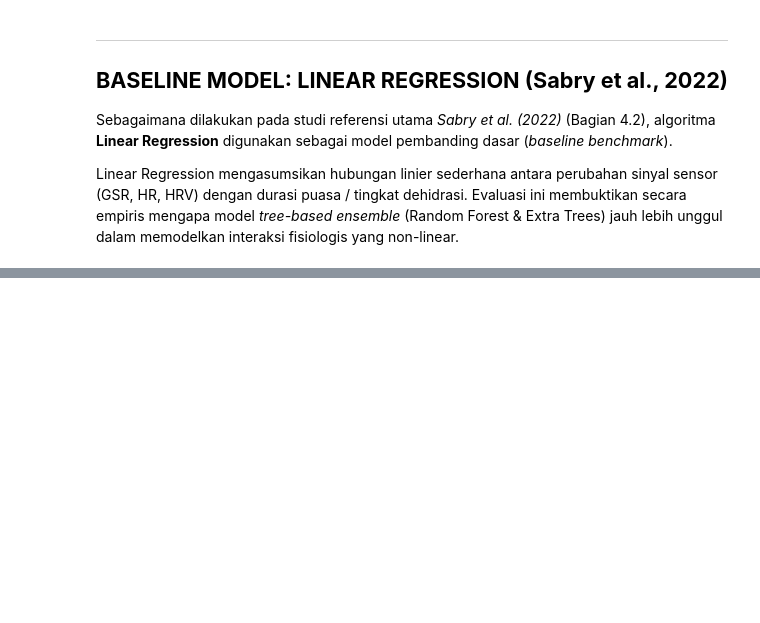
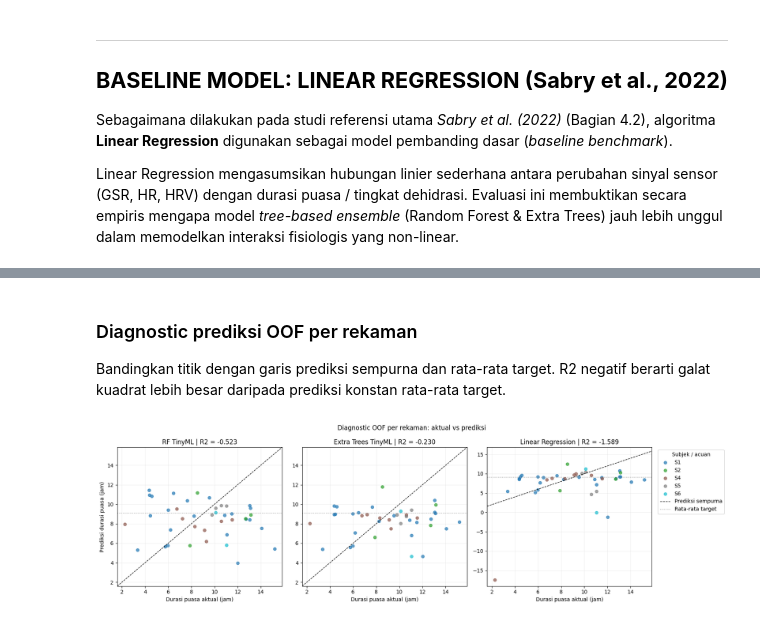
Before and after one commit to kharismapr/SEHAT-Smart-Electronic-based-Hydration-Analysis-and-Tracking, a Jupyter notebook: TRAIN_SEHAT_revisi copy.ipynb, the cells around one changed output, grey strips where cells are left out. Drawn from its saved outputs; the diff is of its cells as text; code cells hidden in the pictures; blank space fills up the shorter version.

```diff
--- a/TRAIN_SEHAT_revisi.ipynb
+++ b/TRAIN_SEHAT_revisi copy.ipynb
@@ -1895,0 +1387,14 @@ display(comparison_3models)
+# %%
+import pandas as pd
+import numpy as np
+from sklearn.linear_model import LinearRegression
+
+# Blok LR selalu memuat ulang CSV; tidak memakai variabel sisa dari Extra Trees.
+df = pd.read_csv('dataset_final_features_reprocessed.csv')
+df_clean, X, y, groups, episode_id = prepare_regression_cv_data(df)
+gkf, folds, cv_seed = select_covered_episode_folds(X, y, groups, df_clean['subject_id'])
+lr_model = LinearRegression()
+print(f'LR: {len(df_clean)} window, {groups.nunique()} episode, seed split {cv_seed}')
+oof_predictions_lr, oof_by_file_lr = evaluate_episode_cv(lr_model, df_clean, X, y, folds)
+print(f'\nLR: {len(oof_by_file_lr)} rekaman OOF')
+display(oof_metrics(oof_by_file_lr).to_frame('Linear Regression'))
@@ -1895,0 +1434,43 @@ display(comparison_3models)
+# %% [markdown]
+### Diagnostic prediksi OOF per rekaman
+Bandingkan titik dengan garis prediksi sempurna dan rata-rata target. R2 negatif berarti galat kuadrat lebih besar daripada prediksi konstan rata-rata target.
+# %%
+import matplotlib.pyplot as plt
+
+# Satu titik = satu rekaman OOF; garis diagonal menunjukkan prediksi sempurna.
+model_oof = {
+    'RF TinyML': oof_by_file,
+    'Extra Trees TinyML': oof_by_file_et,
+    'Linear Regression': oof_by_file_lr,
+}
+true_values = np.concatenate([frame['y_true'].to_numpy() for frame in model_oof.values()])
+true_lo, true_hi = float(np.min(true_values)), float(np.max(true_values))
+x_margin = max((true_hi - true_lo) * 0.05, 0.5)
+subjects = sorted(set().union(*(frame['subject_id'].unique() for frame in model_oof.values())))
+colors = dict(zip(subjects, plt.cm.tab10(np.linspace(0, 1, len(subjects)))))
+fig, axes = plt.subplots(1, 3, figsize=(17, 5), sharex=True)
+for ax, (name, frame) in zip(axes, model_oof.items()):
+    for subject, subset in frame.groupby('subject_id'):
+        ax.scatter(subset['y_true'], subset['y_pred'], s=32, alpha=0.7,
+                   color=colors[subject], label=subject)
+    pred_lo, pred_hi = float(frame['y_pred'].min()), float(frame['y_pred'].max())
+    y_lo, y_hi = min(true_lo, pred_lo), max(true_hi, pred_hi)
+    y_margin = max((y_hi - y_lo) * 0.05, 0.5)
+    ax.plot([true_lo - x_margin, true_hi + x_margin],
+            [true_lo - x_margin, true_hi + x_margin],
+            '--', color='black', linewidth=1, label='Prediksi sempurna')
+    ax.axhline(frame['y_true'].mean(), color='gray', linestyle=':', linewidth=1,
+               label='Rata-rata target')
+    ax.set_title(f"{name} | R2 = {r2_score(frame['y_true'], frame['y_pred']):.3f}")
+    ax.set_xlabel('Durasi puasa aktual (jam)')
+    ax.grid(alpha=0.2)
+    ax.set_ylim(y_lo - y_margin, y_hi + y_margin)
+axes[0].set_ylabel('Prediksi durasi puasa (jam)')
+axes[-1].legend(title='Subjek / acuan', bbox_to_anchor=(1.02, 1), loc='upper left')
+for ax in axes:
+    ax.set_xlim(true_lo - x_margin, true_hi + x_margin)
+fig.suptitle('Diagnostic OOF per rekaman: aktual vs prediksi')
+fig.tight_layout()
+plt.show()
+# %% [output]
+[figure, added]
```
Also changed, not shown: parts of 24 cells of this notebook, 8 other files.
